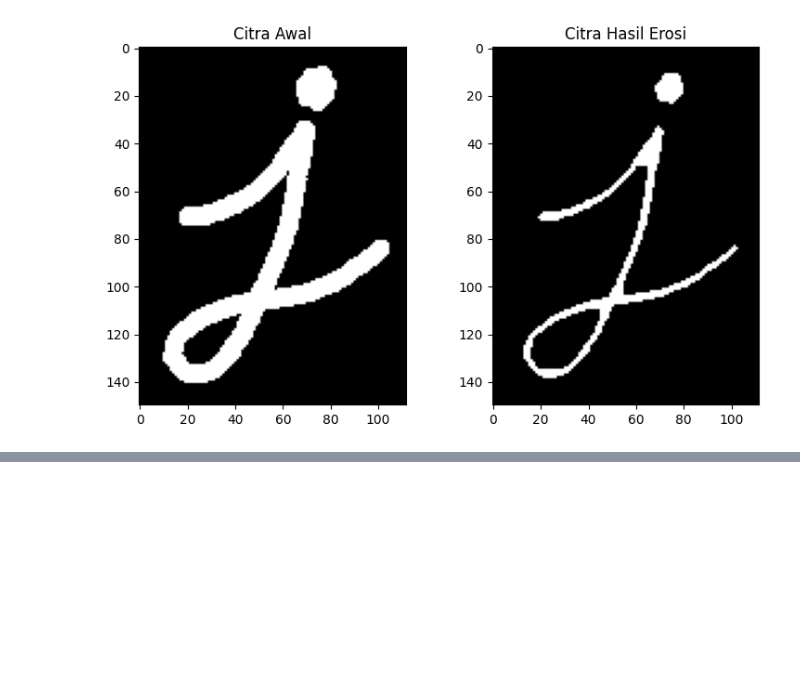
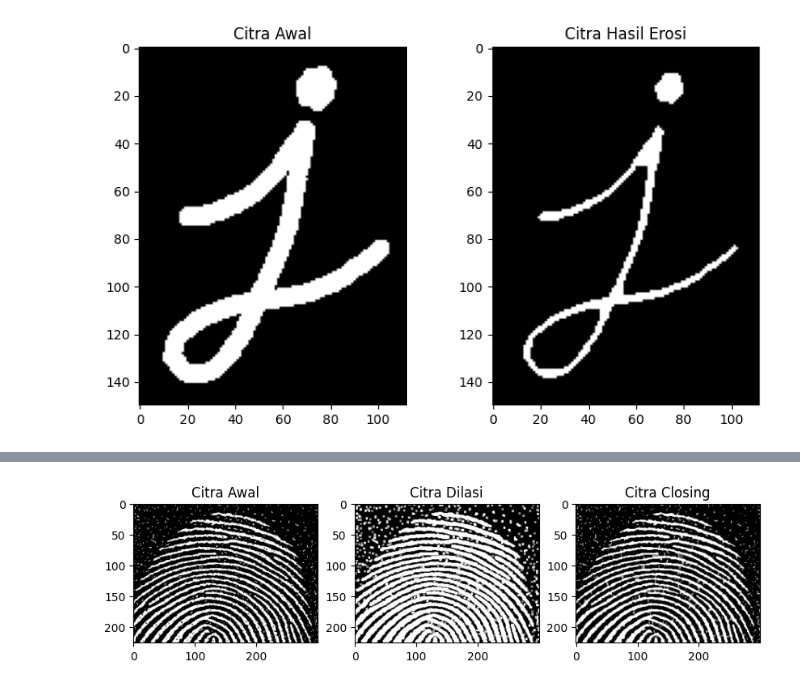
Before and after one commit to HilmyMhiii/PCVK_Genap_2023, a Jupyter notebook: Week9.ipynb, the cells around one changed output, grey strips where cells are left out. Cells and saved outputs as stored; diff of their text form; code cells hidden in the pictures; blank space fills up the shorter version.

```diff
--- a/Week9.ipynb
+++ b/Week9.ipynb
@@ -139,0 +192,22 @@ axs[1].imshow(erosi_img)
+# %%
+# Baca citra
+img = cv2.imread('/content/drive/MyDrive/PCVK/fingerprint.png', 0)
+
+# Operasi closing dengan SE square 3 x 3 menggunakan library morphology dari OpenCV
+kernel = np.ones((3,3),np.uint8)
+closing = cv2.morphologyEx(img, cv2.MORPH_CLOSE, kernel)
+
+# Operasi dilasi dengan SE square 3 x 3 menggunakan library morphology dari OpenCV
+dilation = cv2.dilate(img, kernel, iterations=1)
+
+# Tampilkan gambar
+fig, axs = plt.subplots(1, 3, figsize=(10, 5))
+axs[0].imshow(img, cmap='gray')
+axs[0].set_title('Citra Awal')
+axs[1].imshow(dilation, cmap='gray')
+axs[1].set_title('Citra Dilasi')
+axs[2].imshow(closing, cmap='gray')
+axs[2].set_title('Citra Closing')
+plt.show()
+# %% [output]
+[figure, added]
```
Also changed, not shown: parts of 12 cells of this notebook.
